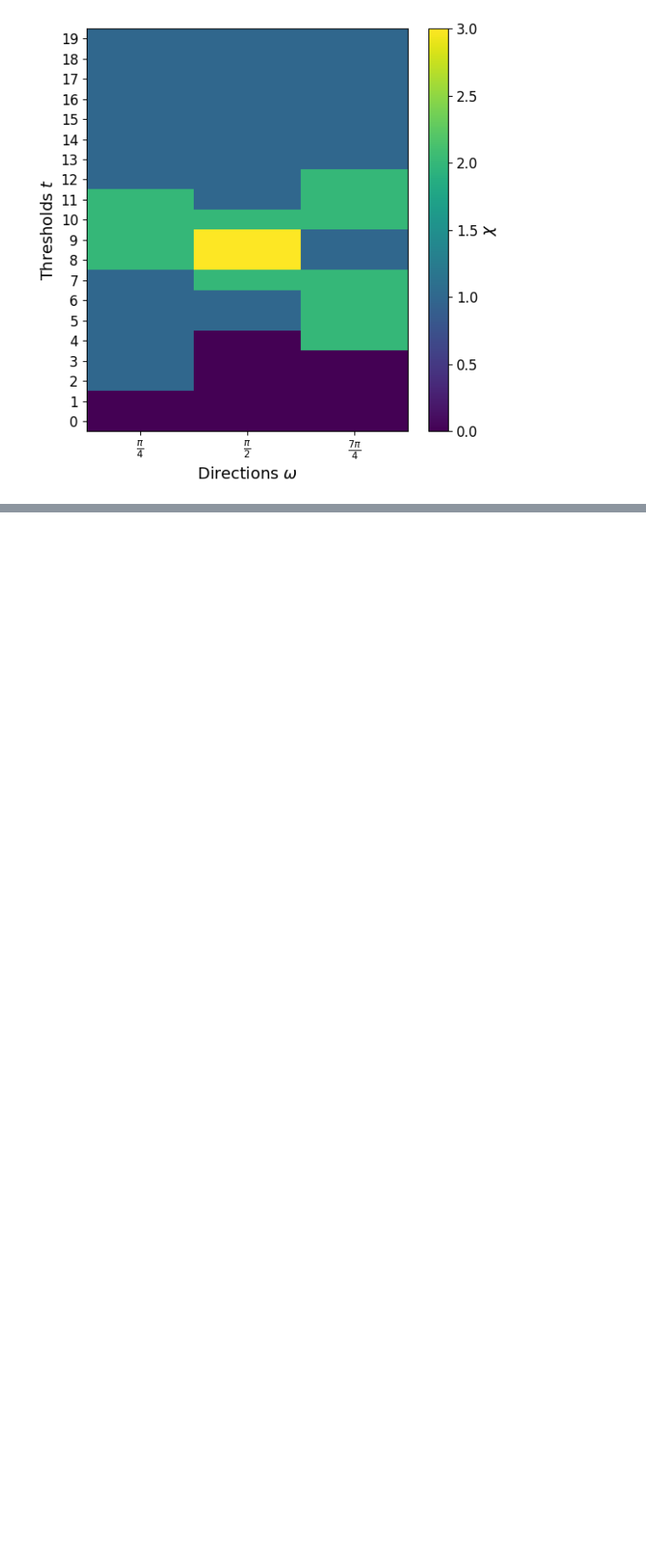
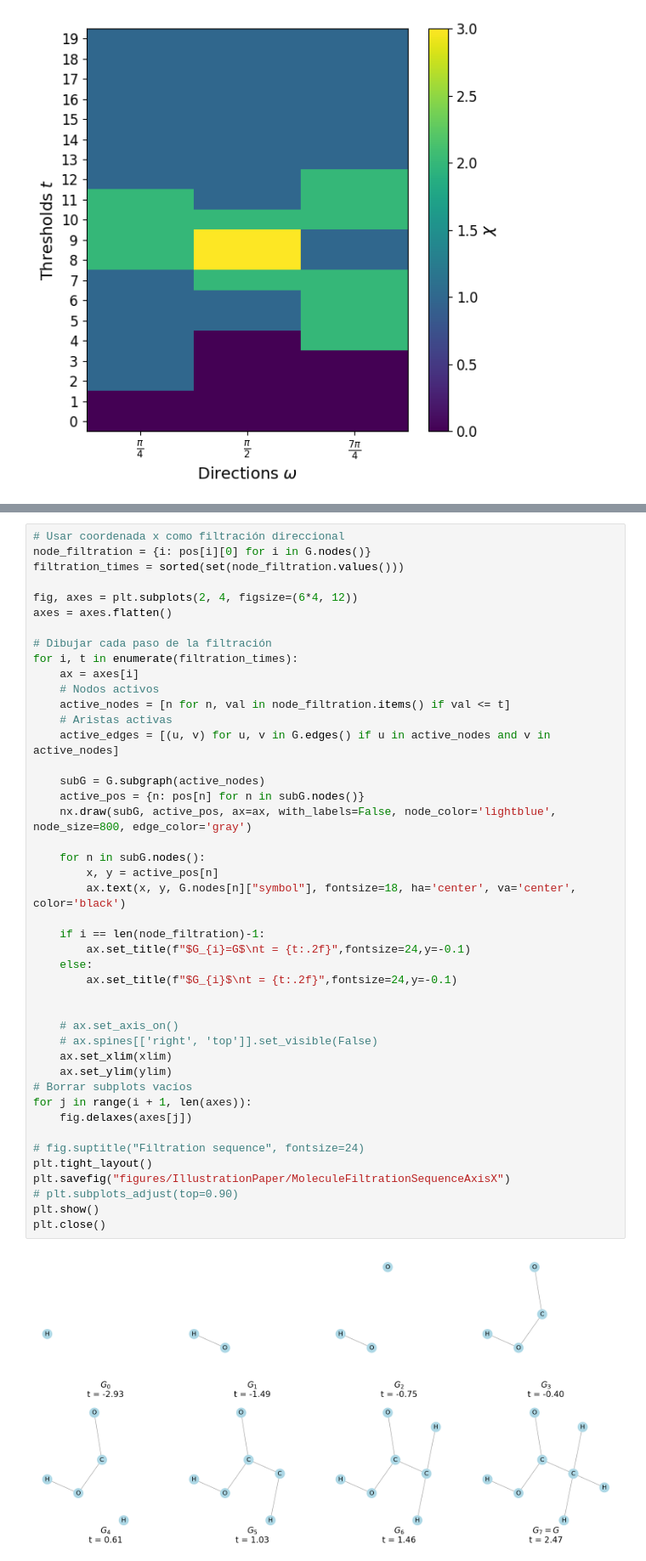
Before and after one commit to victosdur/ECTforMoleculeMachineLearningTask, a Jupyter notebook: FiguresIllustration.ipynb, the cells around one changed output, grey strips where cells are left out. Shown at 85% size. Drawn from its saved outputs; the diff is of its cells as text; blank space fills up the shorter version.

```diff
--- a/FiguresIllustration.ipynb
+++ b/FiguresIllustration.ipynb
@@ -202,0 +303,46 @@ print(myect.directions.vectors)
+# %%
+# Usar coordenada x como filtración direccional
+node_filtration = {i: pos[i][0] for i in G.nodes()}
+filtration_times = sorted(set(node_filtration.values()))
+
+fig, axes = plt.subplots(2, 4, figsize=(6*4, 12))
+axes = axes.flatten()
+
+# Dibujar cada paso de la filtración
+for i, t in enumerate(filtration_times):
+    ax = axes[i]
+    # Nodos activos
+    active_nodes = [n for n, val in node_filtration.items() if val <= t]
+    # Aristas activas
+    active_edges = [(u, v) for u, v in G.edges() if u in active_nodes and v in active_nodes]
+
+    subG = G.subgraph(active_nodes)
+    active_pos = {n: pos[n] for n in subG.nodes()}
+    nx.draw(subG, active_pos, ax=ax, with_labels=False, node_color='lightblue', node_size=800, edge_color='gray')
+
+    for n in subG.nodes():
+        x, y = active_pos[n]
+        ax.text(x, y, G.nodes[n]["symbol"], fontsize=18, ha='center', va='center', color='black')
+
+    if i == len(node_filtration)-1:
+        ax.set_title(f"$G_{i}=G$\nt = {t:.2f}",fontsize=24,y=-0.1)
+    else:
+        ax.set_title(f"$G_{i}$\nt = {t:.2f}",fontsize=24,y=-0.1)
+
+
+    # ax.set_axis_on()
+    # ax.spines[['right', 'top']].set_visible(False)
+    ax.set_xlim(xlim)
+    ax.set_ylim(ylim)
+# Borrar subplots vacíos
+for j in range(i + 1, len(axes)):
+    fig.delaxes(axes[j])
+
+# fig.suptitle("Filtration sequence", fontsize=24)
+plt.tight_layout()
+plt.savefig("figures/IllustrationPaper/MoleculeFiltrationSequenceAxisX")
+# plt.subplots_adjust(top=0.90)
+plt.show()
+plt.close()
+# %% [output]
+[figure, added]
```
Also changed, not shown: parts of 11 cells of this notebook, 8 other files.
